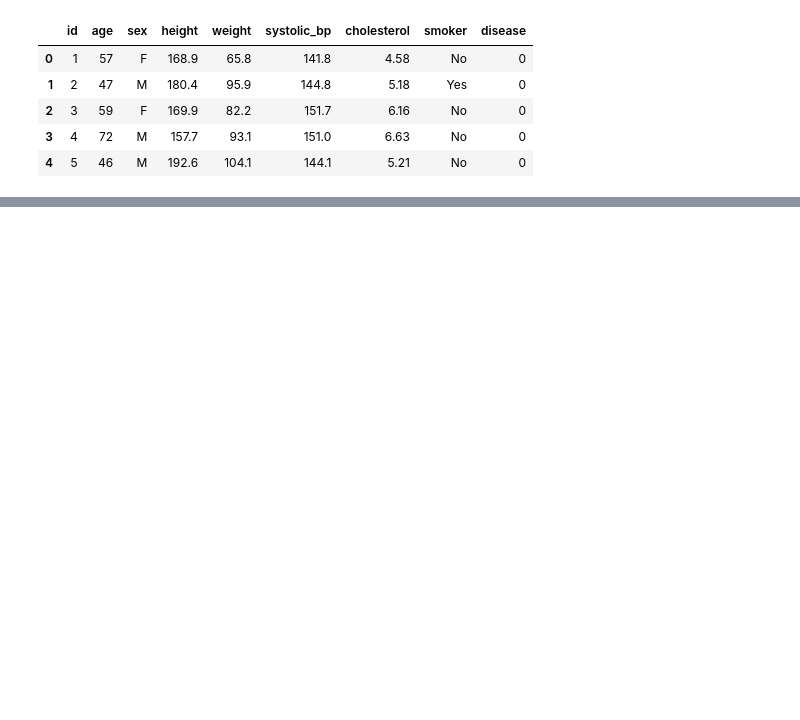
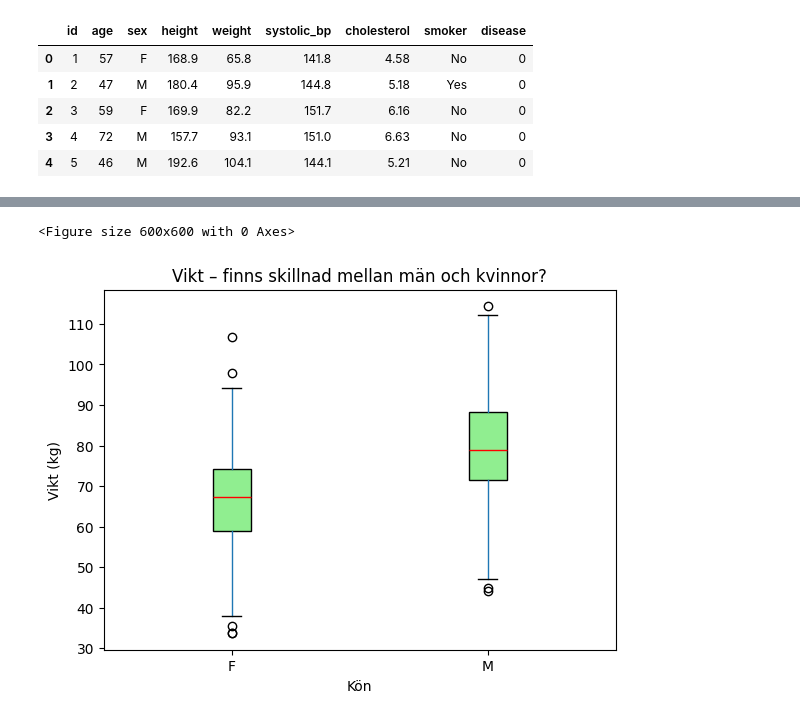
Before and after one commit to rieradariel-hue/min-halsostudie, a Jupyter notebook: del1.ipynb, the cells around one changed output, grey strips where cells are left out. Cells and saved outputs as stored; diff of their text form; code cells hidden in the pictures; blank space fills up the shorter version.

```diff
--- a/del1.ipynb
+++ b/del1.ipynb
@@ -24,0 +97,17 @@ df.head()
+# %%
+# Om vi gör en boxplot, kan vi jämföra vikt mellan män och kvinnor
+# Blir det någon skillnad? Medianen, spridningen – allt syns på en gång.
+# Video - Att välja rätt figur
+
+plt.figure(figsize=(6, 6))
+df.boxplot(column="weight", by="sex", grid=False, patch_artist=True,
+           boxprops=dict(facecolor="lightgreen", color="black"),
+           medianprops=dict(color="red"))
+plt.title("Vikt – finns skillnad mellan män och kvinnor?")
+plt.suptitle("")  # Tar bort undertitel
+plt.xlabel("Kön")
+plt.ylabel("Vikt (kg)")
+plt.show()
+# %% [output]
+<Figure size 600x600 with 0 Axes>
+[figure, added]
```
Also changed, not shown: parts of 7 cells of this notebook.
